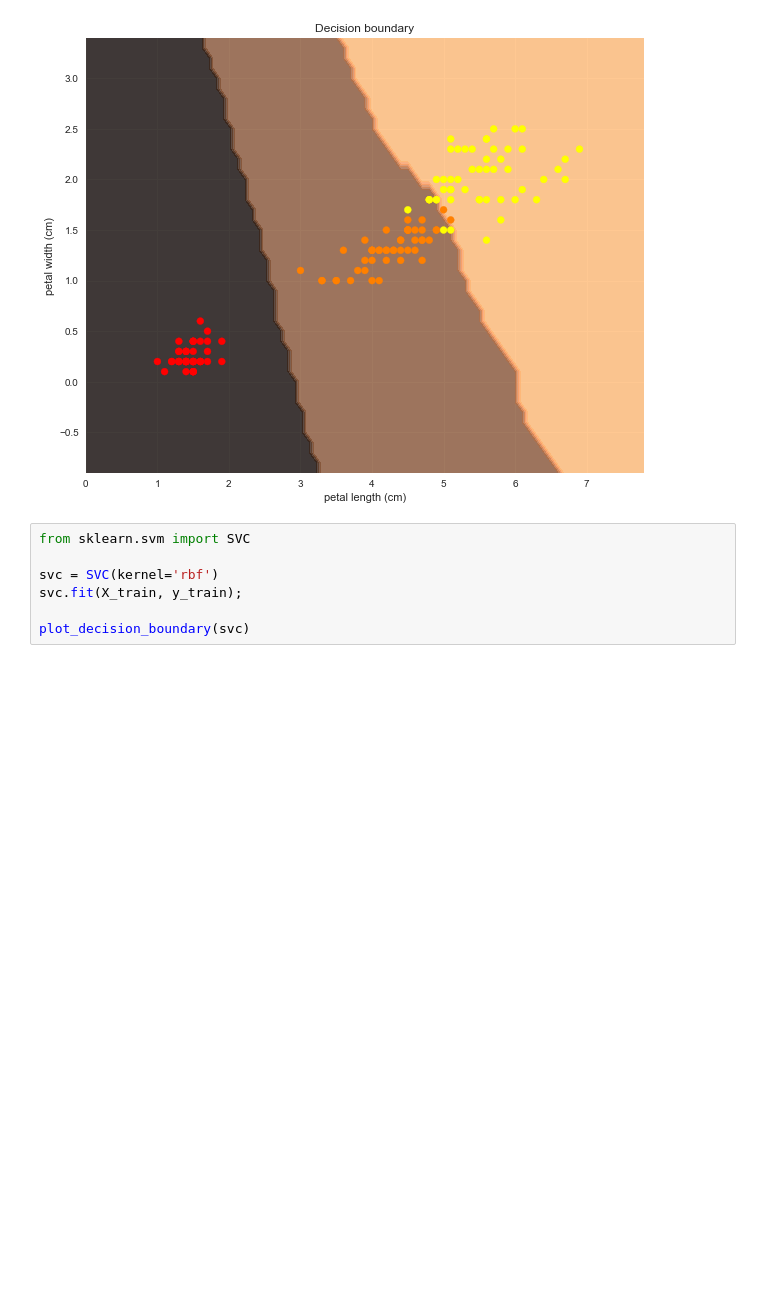
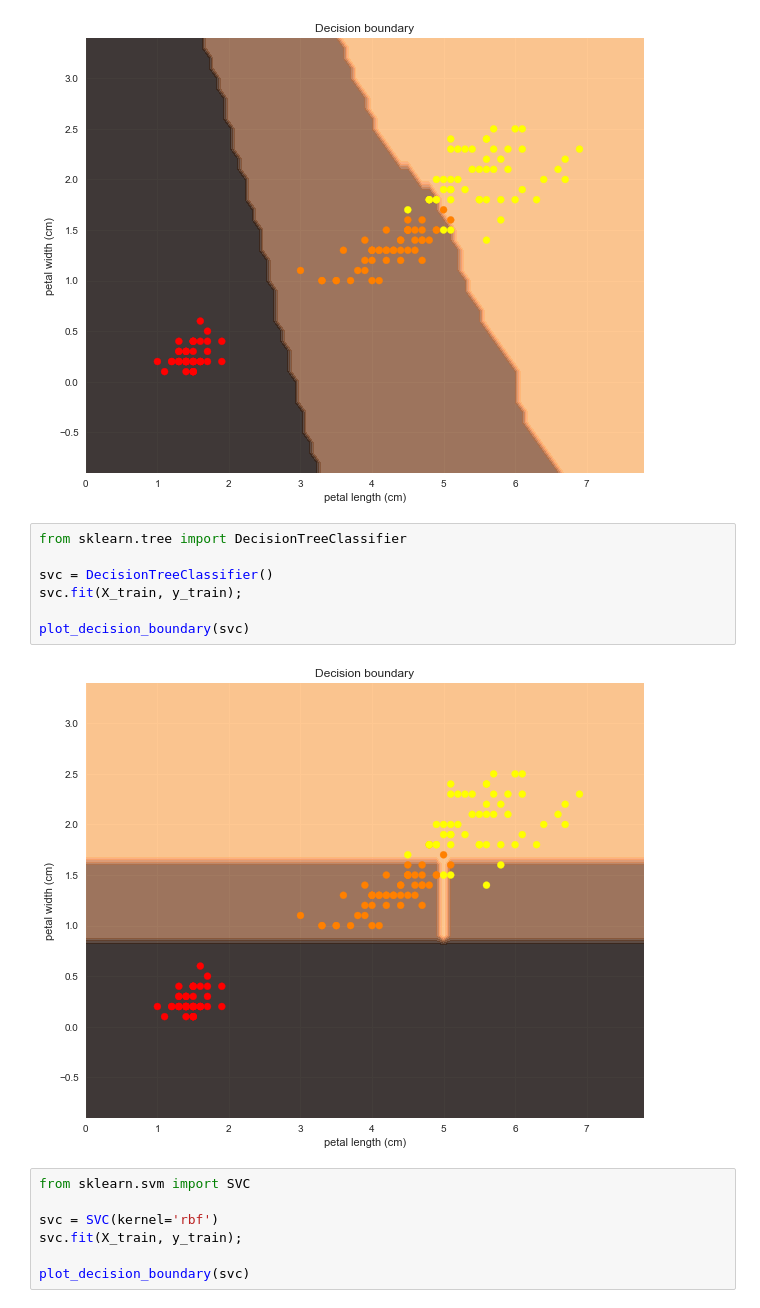
Before and after one commit to olferuk/MLSummerSchool, a Jupyter notebook: 4. Визуализация классификаторов.ipynb, the cells around one changed output. Drawn from its saved outputs; the diff is of its cells as text; blank space fills up the shorter version.

```diff
--- a/4. Визуализация классификаторов.ipynb
+++ b/4. Визуализация классификаторов.ipynb
@@ -263,6 +263,15 @@ plt.xlabel(bunch.feature_names[-2]);
 plt.ylabel(bunch.feature_names[-1]);
 # %% [output]
 [figure]
+# %%
+from sklearn.tree import DecisionTreeClassifier
+
+svc = DecisionTreeClassifier()
+svc.fit(X_train, y_train);
+
+plot_decision_boundary(svc)
+# %% [output]
+[figure, added]
 # %%
 from sklearn.svm import SVC
 
```
Also changed, not shown: 4 other files.
